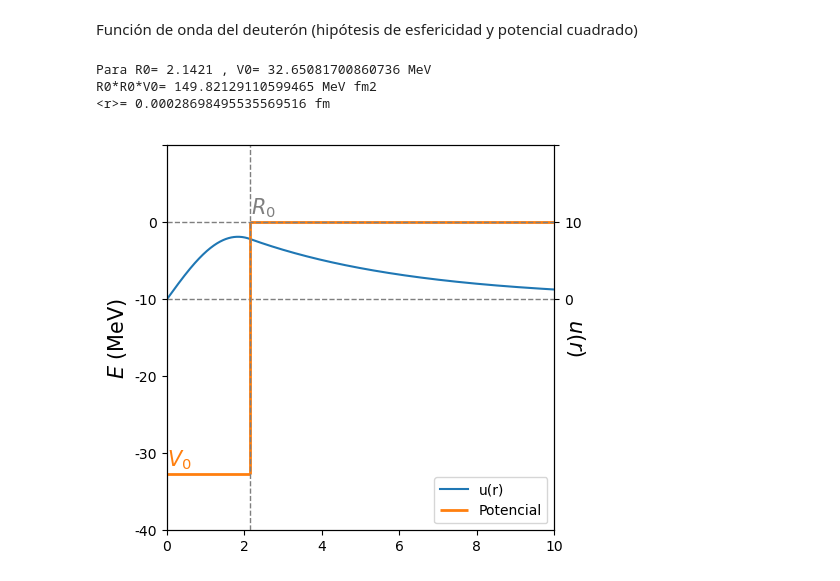
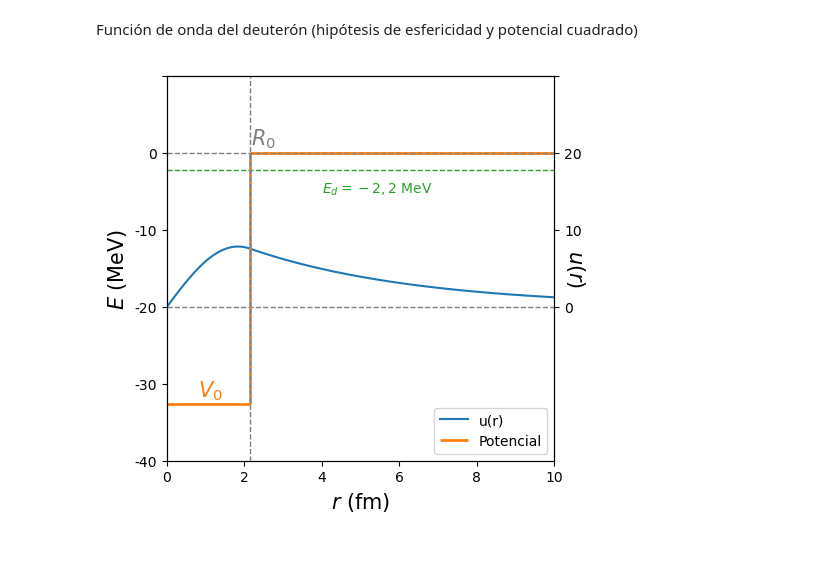
Before and after one commit to cefera/FNyP, a Jupyter notebook: Notebooks/Tema2.ipynb, the cells around one changed output. Drawn from its saved outputs; the diff is of its cells as text; code cells hidden in the pictures; blank space fills up the shorter version.

```diff
--- a/Notebooks/Tema2.ipynb
+++ b/Notebooks/Tema2.ipynb
@@ -53,13 +54,9 @@ df['binding'] /= 1000
 df['A'] = df['n']+df['z']
 
 uma = 931.4941024/1000000/1000
-mproton, mneutron = 938.27208943, 939.56542052
+mproton, mneutron, mpion = 938.27208943, 939.56542052, 139.57039
 fmtomev = 197.32
-
-def yukawa(k,la,r):
-    return -k*np.exp(-r/la)/r
-def yukawaeff(k,la,l,m,r):
-    return yukawa(k,la,r) + l*(l+1)/(2*m*r**2)
+hbarc = 197.32
 # %% [markdown]
 Propiedades físicas del deuterón
 # %%
@@ -116,54 +113,42 @@ def continuity(R0,Eb,mu):
     initial_guess = 30
     return fsolve(func, initial_guess)
 
 def integrand(r,r0,mu,V0,Eb):
     return np.abs(fdowell(r0,mu,V0,Eb,r))**2
 
-def integrandr(r,r0,mu,V0,Eb):
-    return r*np.abs(fdowell(r0,mu,V0,Eb,r))**2/fmtomev
-
-
 mu = mproton*mneutron/(mproton+mneutron)
 Ed = deuteron['binding'].values[0]*deuteron['A'].values[0]
 R0 = deuteron['radius'].values[0]
 V0 = continuity(R0/fmtomev,Ed,mu)[0]
-print('Para R0=',R0,', V0=',V0,'MeV')
-print('R0*R0*V0=',R0*R0*V0,'MeV fm2')
-
+#print('Para R0=',R0,', V0=',V0,'MeV')
+#print('R0*R0*V0=',R0*R0*V0,'MeV fm2')
 
 r = np.linspace(0,10,1000)
-I = quad(integrand, 0, 100,args=(1.96/fmtomev,mu,V0,Ed))
+I = quad(integrand, 0, 100,args=(R0/fmtomev,mu,V0,Ed))
 ur = np.array([ fdowell(R0/fmtomev,mu,V0,Ed,r[i]/fmtomev)/np.sqrt(I[0]) for i in np.arange(len(r))])
-
-IR = quad(integrandr, 0, 100,args=(R0/fmtomev,mu,V0,Ed))
-print('<r>=',IR[0]*fmtomev,'fm')
 
 fig, ax1 = plt.subplots(figsize=(5,5))
 ax2 = ax1.twinx()
-ax1.set_ylabel(r'$E$ (MeV)',fontsize=15)
-plt.xlabel(r'$r$ (fm)',fontsize=15)
 plt.xlim((0.,10.))
 plt.ylim((-40,10.))
+ax1.set_ylabel(r'$E$ (MeV)',fontsize=15)
+ax1.set_xlabel(r'$r$ (fm)',fontsize=15)
 ax1.set_yticks([10,0,-10,-20,-30,-40],[' ','0','-10','-20','-30','-40'])
-
-ax2.set_yticks([10,0,-10],[' ','10','0'])
+ax2.set_yticks([10,0,-10,-20],[' ','20','10','0'])
 ax2.set_ylabel(r'$u(r)$',fontsize=15, rotation=-90)
-
-plt.plot(r,ur-10,'-',c=jpac_color[0],label='u(r)')
+plt.plot(r,ur-20,'-',c=jpac_color[0],label='u(r)')
 plt.hlines(0,R0,10,colors=jpac_color[3],  lw=2., linestyles='solid',label='Potencial')
-plt.hlines(-10,0,10,colors=jpac_color[9],  lw=1., linestyles='dashed')
-
+plt.hlines(-20,0,10,colors=jpac_color[9],  lw=1., linestyles='dashed')
+plt.hlines(-Ed,0,10,colors=jpac_color[2],  lw=1., linestyles='dashed')
 plt.hlines(-V0,0,R0,colors=jpac_color[3], lw=2., linestyles='solid')
 plt.vlines(R0,-V0,0,colors=jpac_color[3], lw=2., linestyles='solid')
 plt.vlines(R0,-40,10,colors=jpac_color[9], lw=1., linestyles='dashed')
 plt.hlines(0,0,10,colors=jpac_color[9], lw=1., linestyles='dashed')
-plt.text(0,-V0+1,r'$V_0$',c=jpac_color[3],fontsize=15)
+plt.text(0.8,-V0+1,r'$V_0$',c=jpac_color[3],fontsize=15)
+plt.text(4,-Ed-3,r'$E_d=-2,2$ MeV',c=jpac_color[2],fontsize=10)
 plt.text(R0+0.02,1,r'$R_0$',c=jpac_color[9],fontsize=15)
 plt.legend(loc='lower right',ncol=1,frameon=True)
 plt.show()
 #fig.savefig("deuteronfdo.pdf", bbox_inches='tight')
 # %% [output]
-Para R0= 2.1421 , V0= 32.65081700860736 MeV
-R0*R0*V0= 149.82129110599465 MeV fm2
-<r>= 0.00028698495535569516 fm
-[figure, old version]
+[figure, new version]
```
Also changed, not shown: parts of 4 cells of this notebook, 6 other files.
